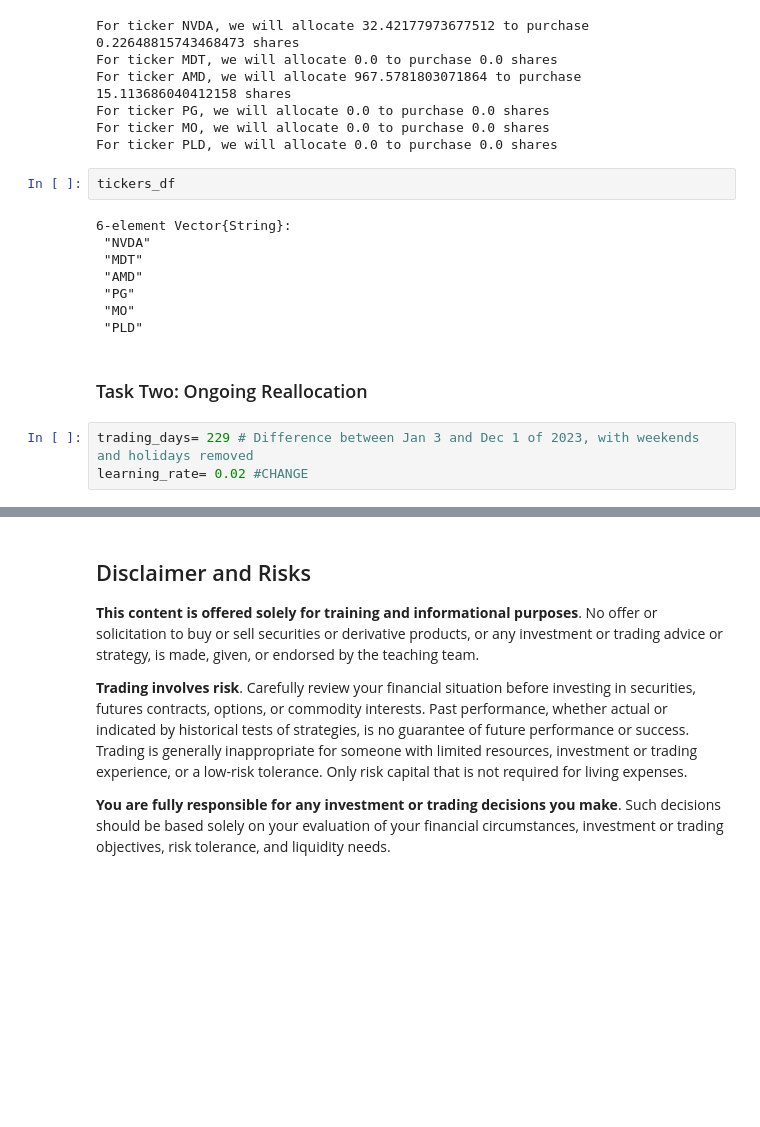
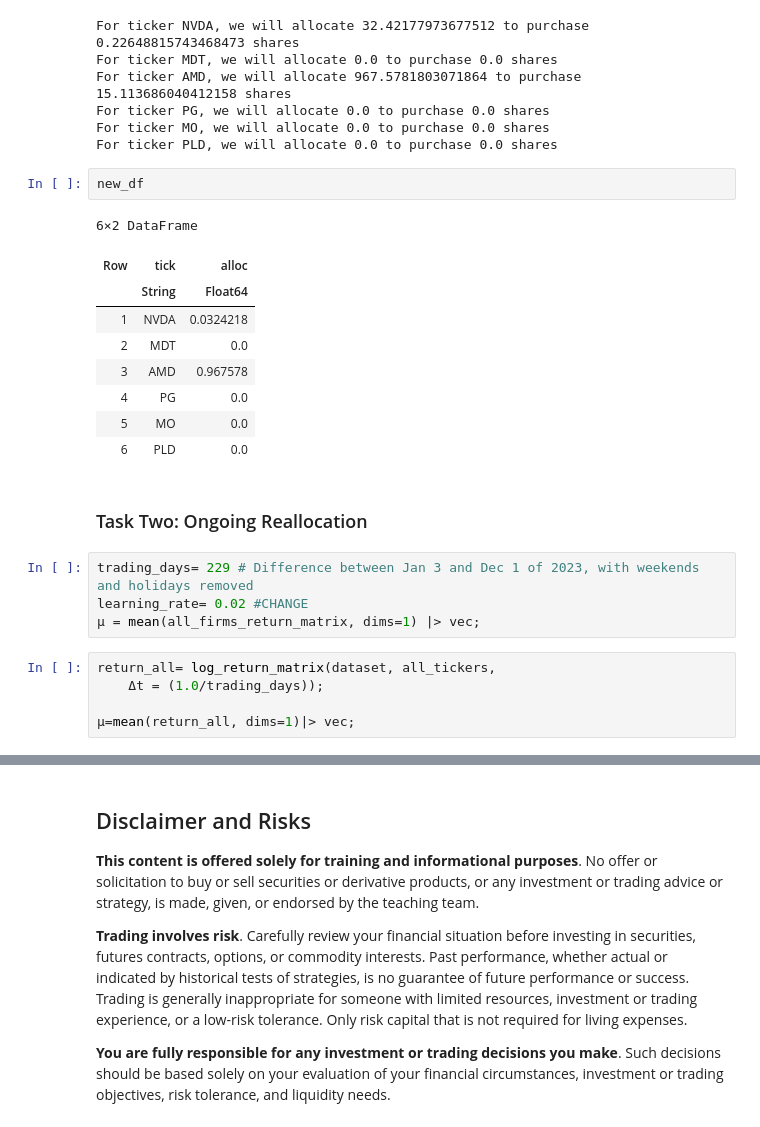
Before and after one commit to ek665/CHEME-5660-Project-F23, a Jupyter notebook: Template.ipynb, the cells around one changed output, grey strips where cells are left out. Saved outputs shown, nothing was run; the diff lists cells and outputs as text; blank space fills up the shorter version.

```diff
--- a/Template.ipynb
+++ b/Template.ipynb
@@ -222,17 +253,25 @@ For ticker PG, we will allocate 0.0 to purchase 0.0 shares
 For ticker MO, we will allocate 0.0 to purchase 0.0 shares
 For ticker PLD, we will allocate 0.0 to purchase 0.0 shares
 # %%
-tickers_df
+new_df
 # %% [output]
-6-element Vector{String}:
- "NVDA"
- "MDT"
- "AMD"
- "PG"
- "MO"
- "PLD"
+6×2 DataFrame
+| Row | tick | alloc |
+|  | String | Float64 |
+| 1 | NVDA | 0.0324218 |
+| 2 | MDT | 0.0 |
+| 3 | AMD | 0.967578 |
+| 4 | PG | 0.0 |
+| 5 | MO | 0.0 |
+| 6 | PLD | 0.0 |
 # %% [markdown]
 ### Task Two: Ongoing Reallocation
 # %%
 trading_days= 229 # Difference between Jan 3 and Dec 1 of 2023, with weekends and holidays removed
 learning_rate= 0.02 #CHANGE
+μ = mean(all_firms_return_matrix, dims=1) |> vec;
+# %%
+return_all= log_return_matrix(dataset, all_tickers,
+    Δt = (1.0/trading_days));
+
+μ=mean(return_all, dims=1)|> vec;
```
Also changed, not shown: parts of 7 cells of this notebook, 1 other file.
